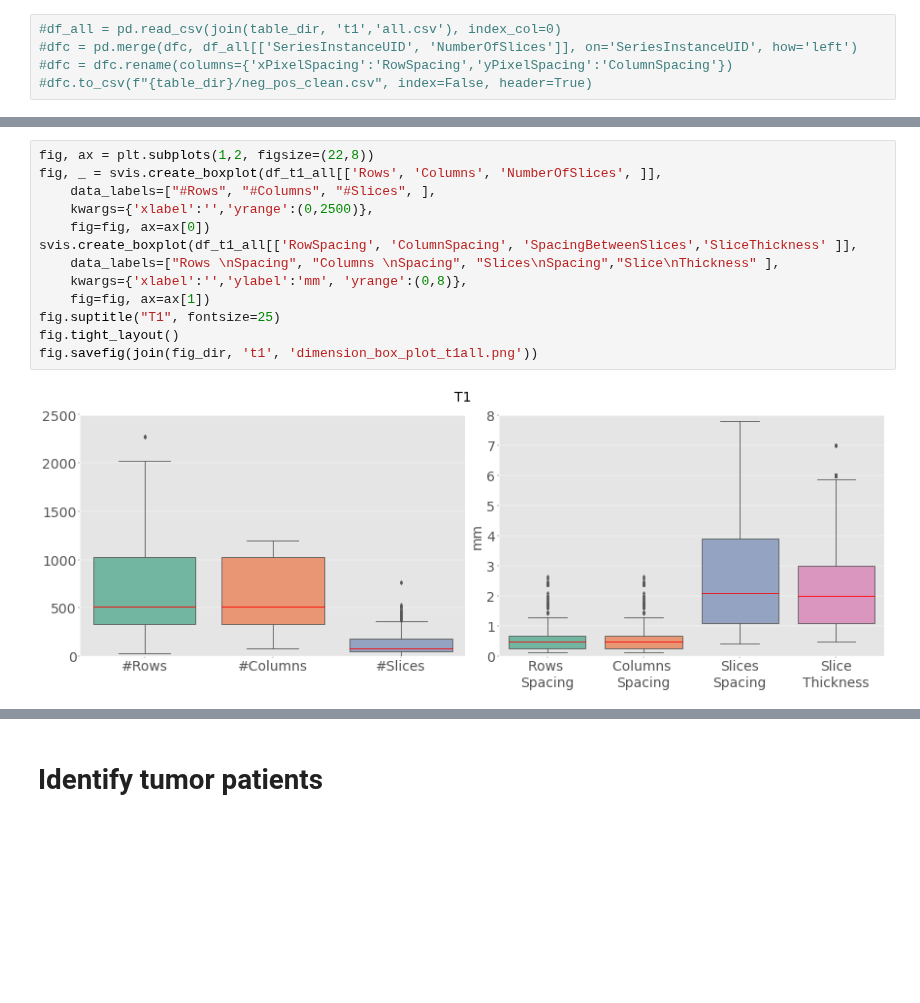
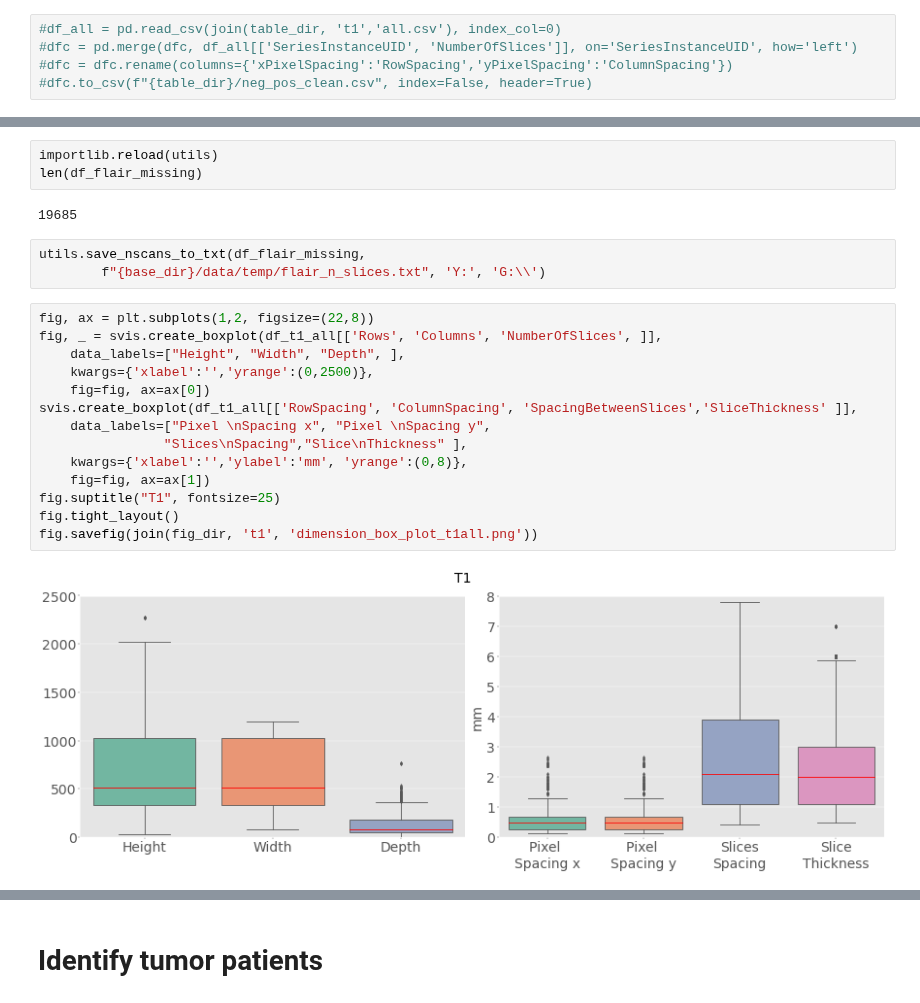
Before and after one commit to Kiril94/Thesis, a Jupyter notebook: Cobra/cobra/ds_notebooks/t1_pos_control.ipynb, the cells around one changed output, grey strips where cells are left out. Cells and saved outputs as stored; diff of their text form; blank space fills up the shorter version.

```diff
--- a/Cobra/cobra/ds_notebooks/t1_pos_control.ipynb
+++ b/Cobra/cobra/ds_notebooks/t1_pos_control.ipynb
@@ -46,18 +77,27 @@ df_post = dfc[(dfc.PatientID.isin(ls_t1_post)) & (dfc.Sequence=='t1')]
+# %%
+importlib.reload(utils)
+len(df_flair_missing)
+# %% [output]
+19685
+# %%
+utils.save_nscans_to_txt(df_flair_missing,
+        f"{base_dir}/data/temp/flair_n_slices.txt", 'Y:', 'G:\\')
 # %%
 fig, ax = plt.subplots(1,2, figsize=(22,8))
 fig, _ = svis.create_boxplot(df_t1_all[['Rows', 'Columns', 'NumberOfSlices', ]],
-    data_labels=["#Rows", "#Columns", "#Slices", ],
+    data_labels=["Height", "Width", "Depth", ],
     kwargs={'xlabel':'','yrange':(0,2500)},
     fig=fig, ax=ax[0])
 svis.create_boxplot(df_t1_all[['RowSpacing', 'ColumnSpacing', 'SpacingBetweenSlices','SliceThickness' ]],
-    data_labels=["Rows \nSpacing", "Columns \nSpacing", "Slices\nSpacing","Slice\nThickness" ],
+    data_labels=["Pixel \nSpacing x", "Pixel \nSpacing y",
+                "Slices\nSpacing","Slice\nThickness" ],
     kwargs={'xlabel':'','ylabel':'mm', 'yrange':(0,8)},
     fig=fig, ax=ax[1])
 fig.suptitle("T1", fontsize=25)
 fig.tight_layout()
 fig.savefig(join(fig_dir, 't1', 'dimension_box_plot_t1all.png'))
 # %% [output]
-[figure, old version]
+[figure, new version]
 # %%
 fig, ax = plt.subplots(1,2, figsize=(22,8))
 fig, _ = svis.create_boxplot(df_pp[['Rows', 'Columns', 'NumberOfSlices', ]],
```
Also changed, not shown: parts of 8 cells of this notebook, 3 other files.
